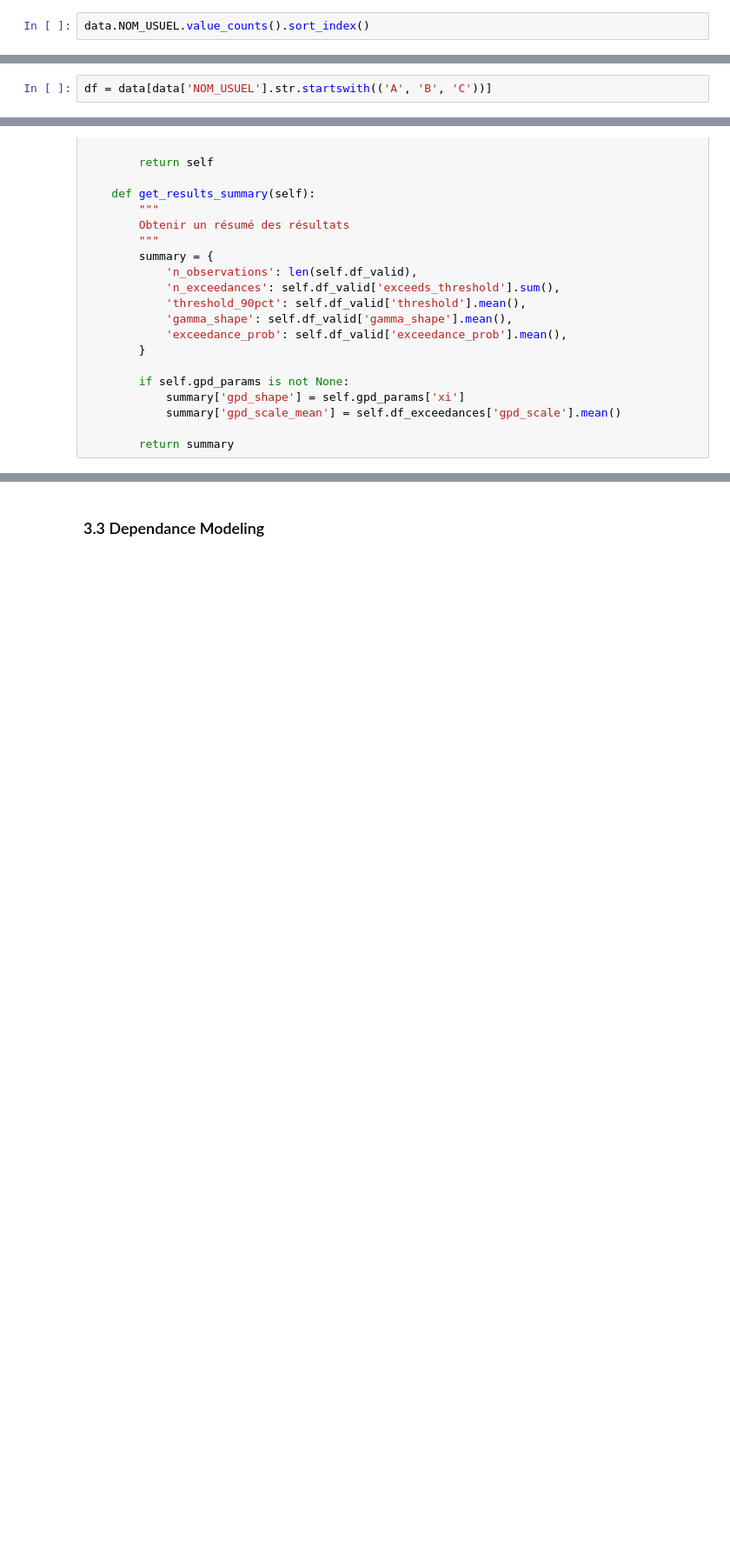
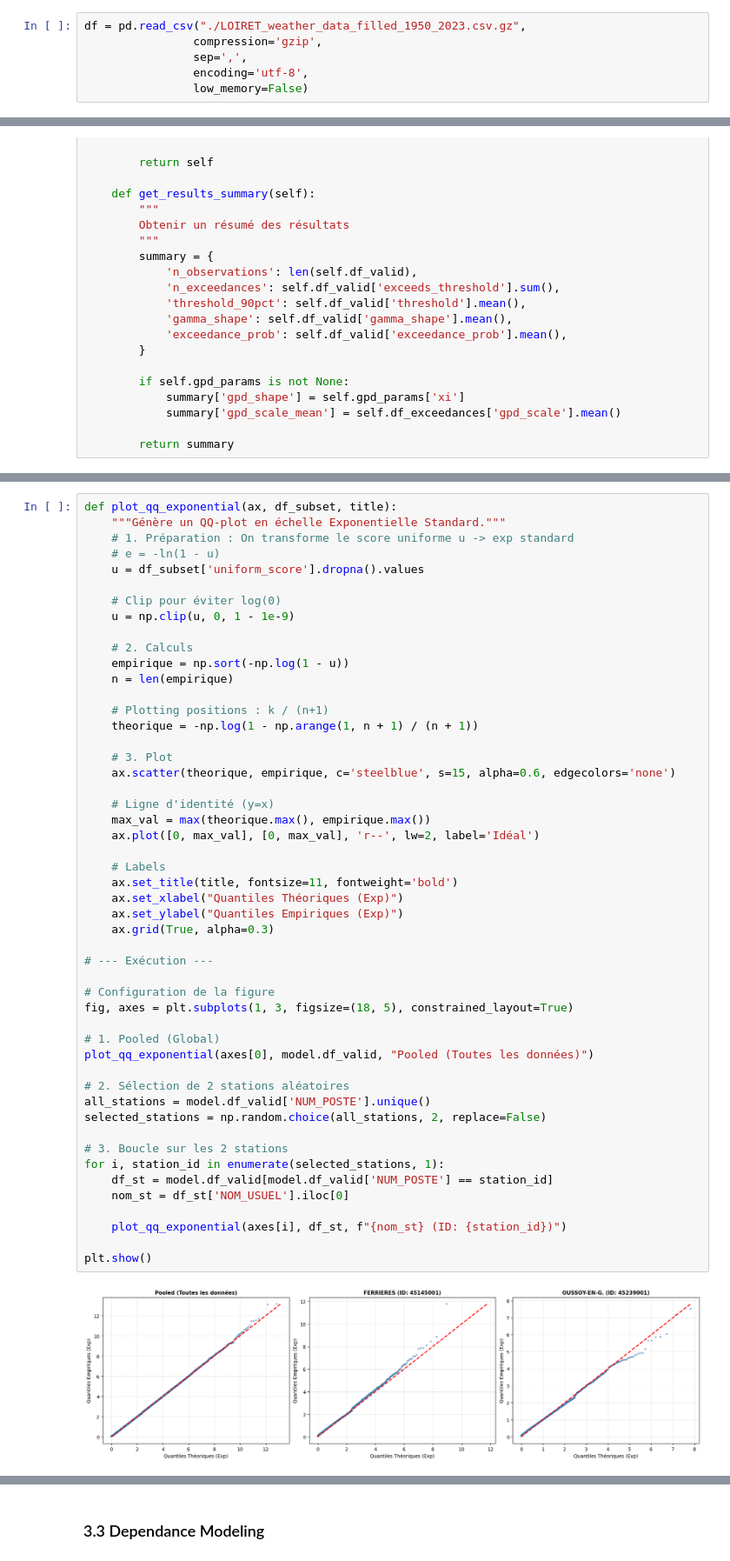
Before and after one commit to mdb0/extreme-precipitation-extents, a Jupyter notebook: paul_notebook.ipynb, the cells around one changed output, grey strips where cells are left out. Shown at 87% size. Saved outputs shown, nothing was run; the diff lists cells and outputs as text; blank space fills up the shorter version.

```diff
--- a/paul_notebook.ipynb
+++ b/paul_notebook.ipynb
@@ -41,2 +45,6 @@ data.head()
 # %%
-data.NOM_USUEL.value_counts().sort_index()
+df = pd.read_csv("./LOIRET_weather_data_filled_1950_2023.csv.gz",
+                compression='gzip',
+                sep=',',
+                encoding='utf-8',
+                low_memory=False)
@@ -57,5 +51,3 @@ Name: count, Length: 462, dtype: int64
-# %%
-df = data[data['NOM_USUEL'].str.startswith(('A', 'B', 'C'))]
 # %%
 df.count()
 # %% [output]
@@ -541,0 +542,52 @@ Condition number de la matrice X: 2.27e+01
+# %%
+def plot_qq_exponential(ax, df_subset, title):
+    """Génère un QQ-plot en échelle Exponentielle Standard."""
+    # 1. Préparation : On transforme le score uniforme u -> exp standard
+    # e = -ln(1 - u)
+    u = df_subset['uniform_score'].dropna().values
+
+    # Clip pour éviter log(0)
+    u = np.clip(u, 0, 1 - 1e-9)
+
+    # 2. Calculs
+    empirique = np.sort(-np.log(1 - u))
+    n = len(empirique)
+
+    # Plotting positions : k / (n+1)
+    theorique = -np.log(1 - np.arange(1, n + 1) / (n + 1))
+
+    # 3. Plot
+    ax.scatter(theorique, empirique, c='steelblue', s=15, alpha=0.6, edgecolors='none')
+
+    # Ligne d'identité (y=x)
+    max_val = max(theorique.max(), empirique.max())
+    ax.plot([0, max_val], [0, max_val], 'r--', lw=2, label='Idéal')
+
+    # Labels
+    ax.set_title(title, fontsize=11, fontweight='bold')
+    ax.set_xlabel("Quantiles Théoriques (Exp)")
+    ax.set_ylabel("Quantiles Empiriques (Exp)")
+    ax.grid(True, alpha=0.3)
+
+# --- Exécution ---
+
+# Configuration de la figure
+fig, axes = plt.subplots(1, 3, figsize=(18, 5), constrained_layout=True)
+
+# 1. Pooled (Global)
+plot_qq_exponential(axes[0], model.df_valid, "Pooled (Toutes les données)")
+
+# 2. Sélection de 2 stations aléatoires
+all_stations = model.df_valid['NUM_POSTE'].unique()
+selected_stations = np.random.choice(all_stations, 2, replace=False)
+
+# 3. Boucle sur les 2 stations
+for i, station_id in enumerate(selected_stations, 1):
+    df_st = model.df_valid[model.df_valid['NUM_POSTE'] == station_id]
+    nom_st = df_st['NOM_USUEL'].iloc[0]
+
+    plot_qq_exponential(axes[i], df_st, f"{nom_st} (ID: {station_id})")
+
+plt.show()
+# %% [output]
+[figure, added]
```
Also changed, not shown: parts of 14 cells of this notebook, 1 other file.
